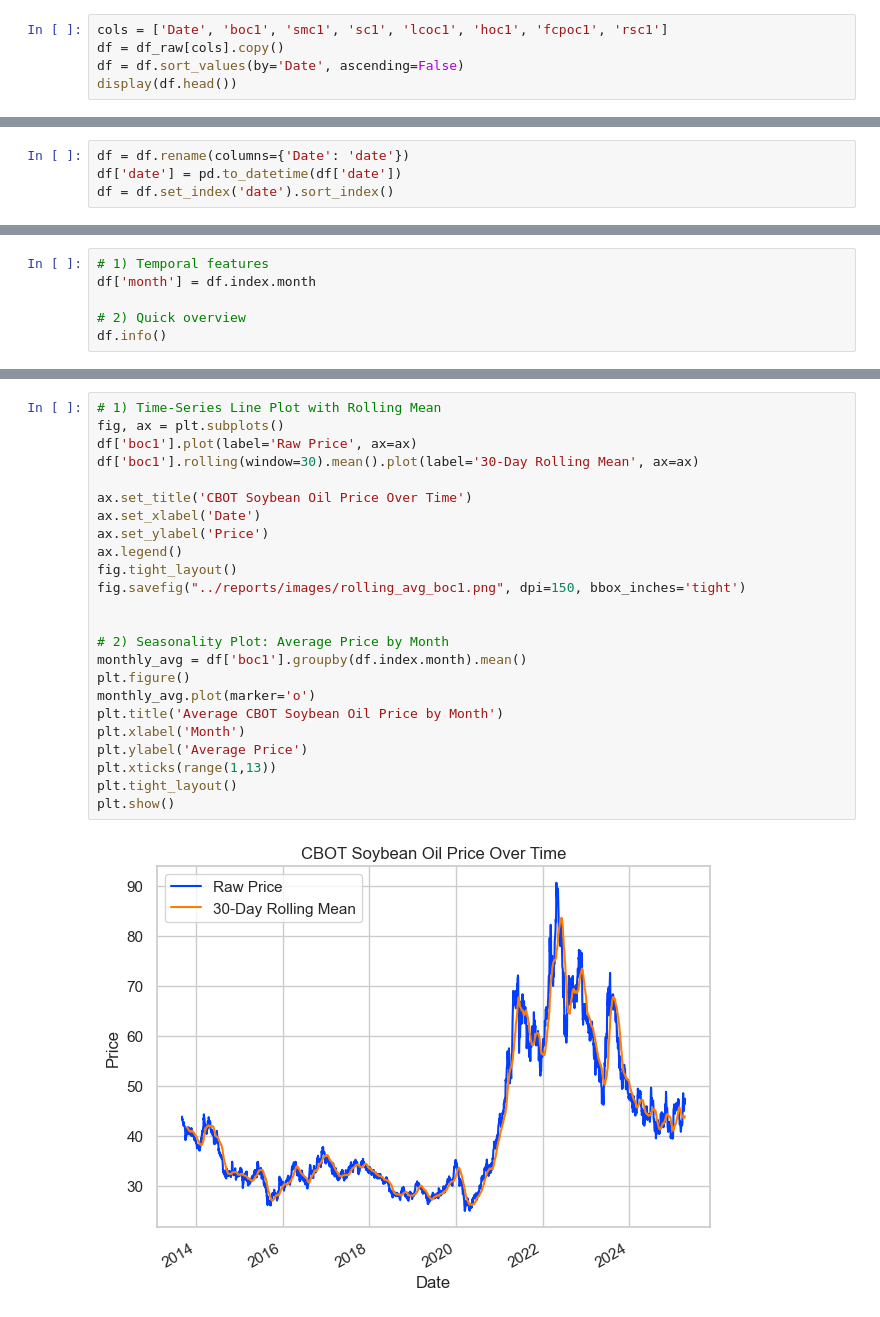
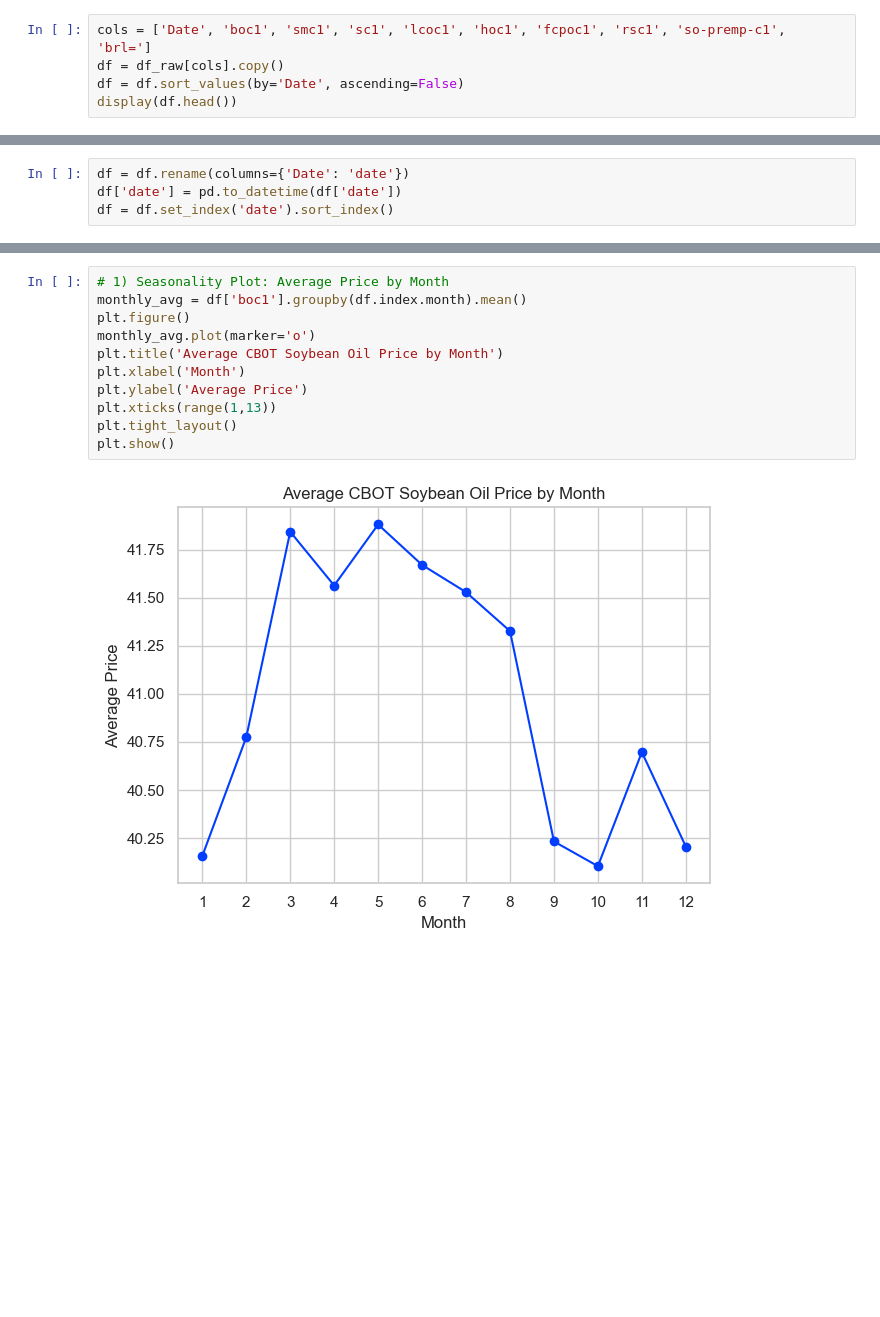
Before and after one commit to rossi-diego/soybean-oil-predictor, a Jupyter notebook: notebooks/01-eda.ipynb, the cells around one changed output, grey strips where cells are left out. Cells and saved outputs as stored; diff of their text form; blank space fills up the shorter version.

```diff
--- a/notebooks/01-eda.ipynb
+++ b/notebooks/01-eda.ipynb
@@ -111,7 +111,7 @@ display(df_raw.describe().round(2))
 # %% [markdown]
 ## 5. Column selection
 # %%
-cols = ['Date', 'boc1', 'smc1', 'sc1', 'lcoc1', 'hoc1', 'fcpoc1', 'rsc1']
+cols = ['Date', 'boc1', 'smc1', 'sc1', 'lcoc1', 'hoc1', 'fcpoc1', 'rsc1', 'so-premp-c1', 'brl=']
 df = df_raw[cols].copy()
 df = df.sort_values(by='Date', ascending=False)
 display(df.head())
@@ -160,6 +159,0 @@ df = df.set_index('date').sort_index()
-# %%
-# 1) Temporal features
-df['month'] = df.index.month
-
-# 2) Quick overview
-df.info()
@@ -377,26 +361,13 @@ display(vif_df)
 # %%
-# 1) Time‑Series Line Plot with Rolling Mean
-fig, ax = plt.subplots()
-df['boc1'].plot(label='Raw Price', ax=ax)
-df['boc1'].rolling(window=30).mean().plot(label='30-Day Rolling Mean', ax=ax)
-
-ax.set_title('CBOT Soybean Oil Price Over Time')
-ax.set_xlabel('Date')
-ax.set_ylabel('Price')
-ax.legend()
-fig.tight_layout()
-fig.savefig("../reports/images/rolling_avg_boc1.png", dpi=150, bbox_inches='tight')
-
-
-# 2) Seasonality Plot: Average Price by Month
+# 1) Seasonality Plot: Average Price by Month
 monthly_avg = df['boc1'].groupby(df.index.month).mean()
 plt.figure()
 monthly_avg.plot(marker='o')
 plt.title('Average CBOT Soybean Oil Price by Month')
 plt.xlabel('Month')
 plt.ylabel('Average Price')
 plt.xticks(range(1,13))
 plt.tight_layout()
 plt.show()
 # %% [output]
-[figure, old version]
+[figure, new version]
```
Also changed, not shown: parts of 24 cells of this notebook, 5 other files.
